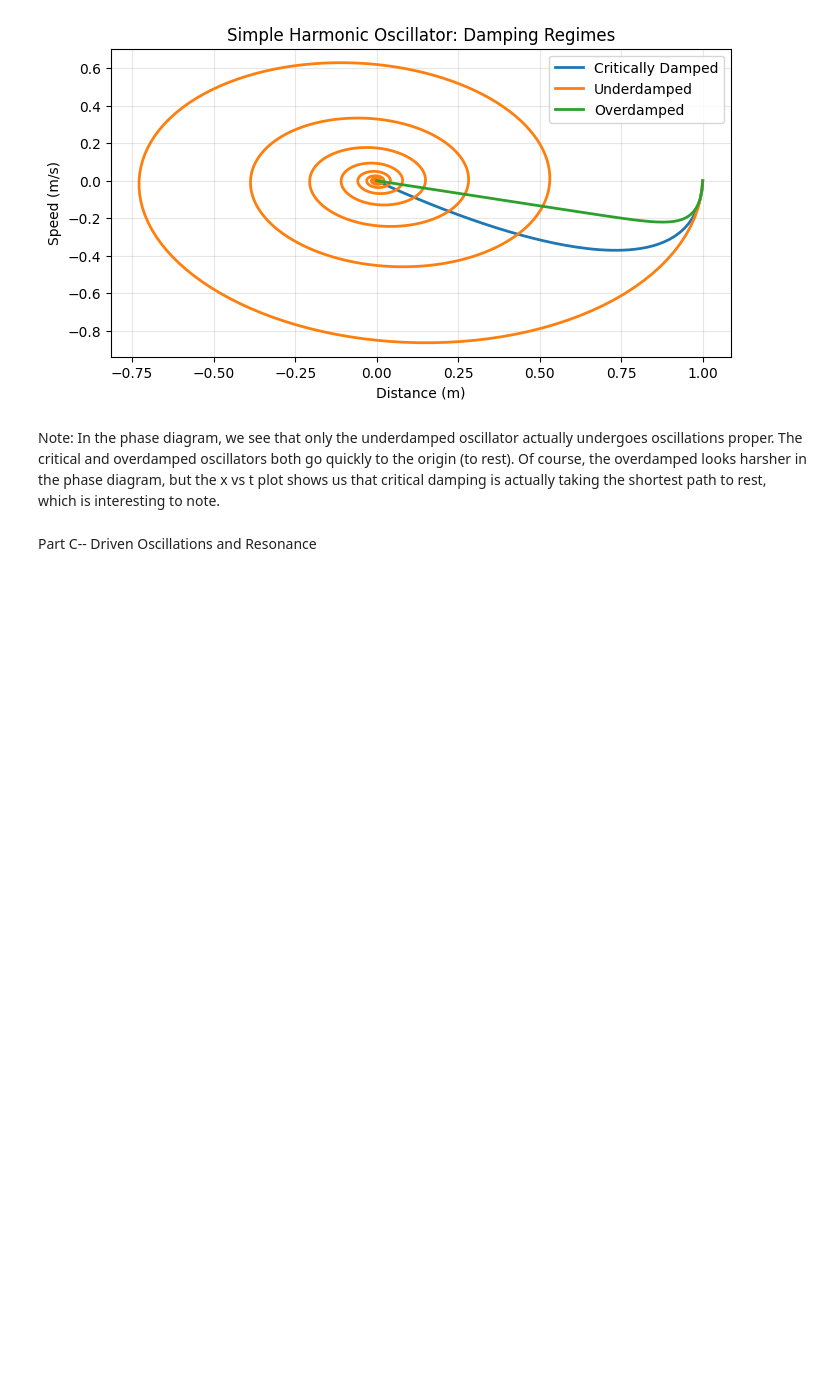
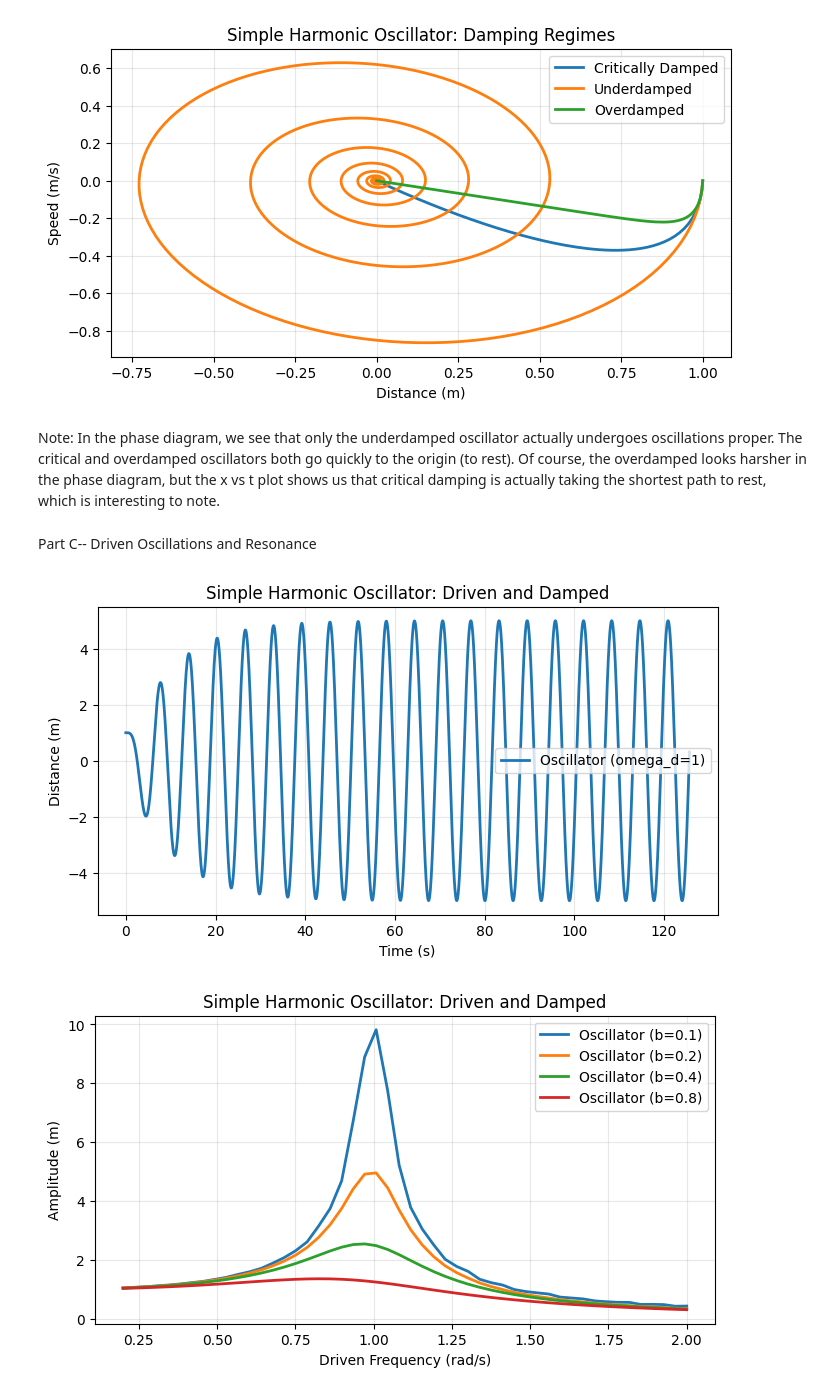
Before and after one commit to barnol-lee/phys311, a Jupyter notebook: Labs/Lab03/lab03_oscillator.ipynb, the cells around one changed output. Saved outputs shown, nothing was run; the diff lists cells and outputs as text; code cells hidden in the pictures; blank space fills up the shorter version.

```diff
--- a/Labs/Lab03/lab03_oscillator.ipynb
+++ b/Labs/Lab03/lab03_oscillator.ipynb
@@ -184,36 +184,89 @@ Note: In the phase diagram, we see that only the underdamped oscillator actually
 # %% [markdown]
 Part C-- Driven Oscillations and Resonance
 # %%
-def simulate_sho_driven(method,dt,n_periods,omegad):
+def simulate_sho_driven(method,dt,n_periods,omegad,b):
     v=v0
     x,t=x0,0.0
 
     KE=(0.5*m)*v**2
     PE=0.5*k*x**2
     E=KE+PE
 
     t_arr,x_arr,v_arr,E_arr=[t],[x],[v],[E]
 
     t_max=T*n_periods
     while (t<=t_max):
         if (method==1):
-            a=-(k*x)/m-(b/m)*v
+            a=-(k*x)/m-(b/m)*v+(F0/m)*np.cos(omegad*t)
             v=v+a*dt
             x=x+v*dt
         elif(method==0):
-            a=-(k*x)/m-(b/m)*v
+            a=-(k*x)/m-(b/m)*v+(F0/m)*np.cos(omegad*t)
             x=x+v*dt
             v=v+a*dt
 
 
         KE=(0.5*m)*v**2
         PE=0.5*k*x**2
         E=KE+PE
 
         t=t+dt
 
         t_arr.append(t)
         x_arr.append(x)
         v_arr.append(v)
         E_arr.append(E)
     return t_arr,x_arr,v_arr,E_arr
+
+t,x,v,E=simulate_sho_driven(1,0.05,20,1,b=b)
+
+plt.figure(figsize=(8, 4))
+plt.plot(t, x, linewidth=2, label='Oscillator (omega_d=1)')
+plt.xlabel('Time (s)')
+plt.ylabel('Distance (m)')
+plt.title('Simple Harmonic Oscillator: Driven and Damped')
+plt.grid(True, alpha=0.3)
+plt.legend()
+plt.show()
+
+amplitudes_0=[]
+amplitudes_1=[]
+amplitudes_2=[]
+amplitudes_3=[]
+
+frequencies=np.linspace(0.2,2.0,50)
+for wd in frequencies:
+    t,x,v,E=simulate_sho_driven(1,0.05,20,wd,b=0.1)
+    tn=np.array(t)
+    xn=np.array(x)
+    amplitudes_0.append(np.max(np.abs(xn[tn>50])))
+for wd in frequencies:
+    t,x,v,E=simulate_sho_driven(1,0.05,20,wd,b=0.2)
+    tn=np.array(t)
+    xn=np.array(x)
+    amplitudes_1.append(np.max(np.abs(xn[tn>50])))
+for wd in frequencies:
+    t,x,v,E=simulate_sho_driven(1,0.05,20,wd,b=0.4)
+    tn=np.array(t)
+    xn=np.array(x)
+    amplitudes_2.append(np.max(np.abs(xn[tn>50])))
+for wd in frequencies:
+    t,x,v,E=simulate_sho_driven(1,0.05,20,wd,b=0.8)
+    tn=np.array(t)
+    xn=np.array(x)
+    amplitudes_3.append(np.max(np.abs(xn[tn>50])))
+
+plt.figure(figsize=(8, 4))
+plt.plot(frequencies, amplitudes_0, linewidth=2, label='Oscillator (b=0.1)')
+plt.plot(frequencies, amplitudes_1, linewidth=2, label='Oscillator (b=0.2)')
+plt.plot(frequencies, amplitudes_2, linewidth=2, label='Oscillator (b=0.4)')
+plt.plot(frequencies, amplitudes_3, linewidth=2, label='Oscillator (b=0.8)')
+plt.xlabel('Driven Frequency (rad/s)')
+plt.ylabel('Amplitude (m)')
+plt.title('Simple Harmonic Oscillator: Driven and Damped')
+plt.grid(True, alpha=0.3)
+plt.legend()
+plt.show()
+# %% [output]
+[figure, added]
+[figure, added]
```
Also changed, not shown: parts of 1 cell of this notebook.
